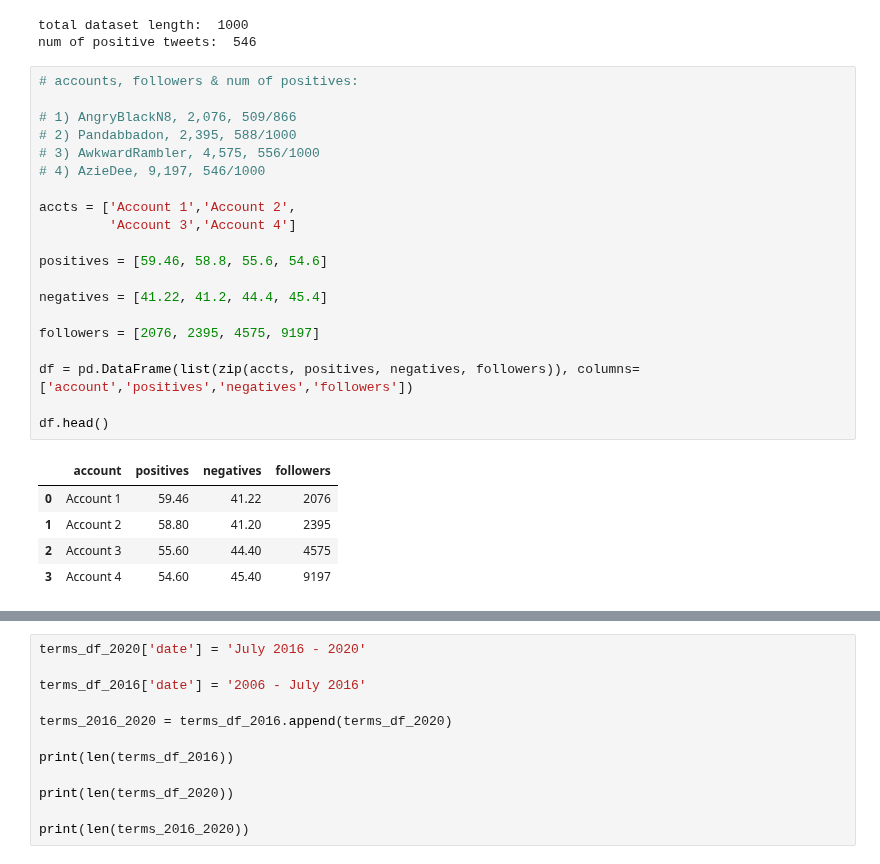
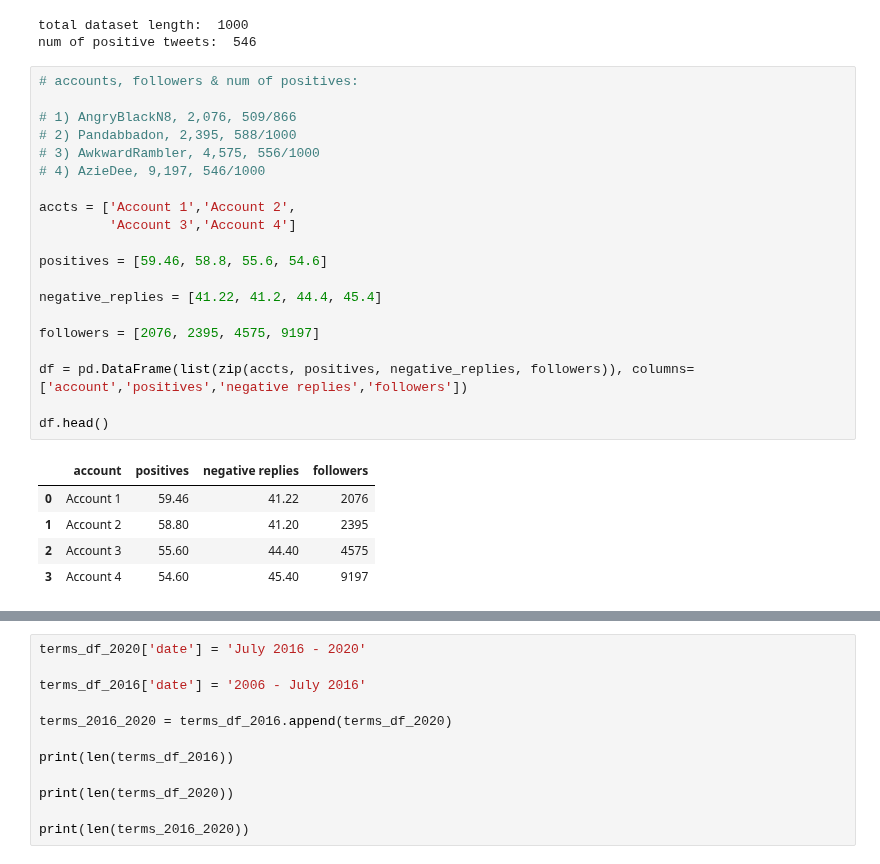
Before and after one commit to IndigenousEngineering/In-Reply, a Jupyter notebook: in_reply_1.ipynb, the cells around one changed output, grey strips where cells are left out. Saved outputs shown, nothing was run; the diff lists cells and outputs as text.

```diff
--- a/in_reply_1.ipynb
+++ b/in_reply_1.ipynb
@@ -1541,25 +1541,25 @@ num of positive tweets:  546
 # %%
 # accounts, followers & num of positives:
 
 # 1) AngryBlackN8, 2,076, 509/866
 # 2) Pandabbadon, 2,395, 588/1000
 # 3) AwkwardRambler, 4,575, 556/1000
 # 4) AzieDee, 9,197, 546/1000
 
 accts = ['Account 1','Account 2',
          'Account 3','Account 4']
 
 positives = [59.46, 58.8, 55.6, 54.6]
 
-negatives = [41.22, 41.2, 44.4, 45.4]
+negative_replies = [41.22, 41.2, 44.4, 45.4]
 
 followers = [2076, 2395, 4575, 9197]
 
-df = pd.DataFrame(list(zip(accts, positives, negatives, followers)), columns=['account','positives','negatives','followers'])
+df = pd.DataFrame(list(zip(accts, positives, negative_replies, followers)), columns=['account','positives','negative replies','followers'])
 
 df.head()
 # %% [output]
-|  | account | positives | negatives | followers |
+|  | account | positives | negative replies | followers |
 | 0 | Account 1 | 59.46 | 41.22 | 2076 |
 | 1 | Account 2 | 58.80 | 41.20 | 2395 |
 | 2 | Account 3 | 55.60 | 44.40 | 4575 |
```
Also changed, not shown: parts of 6 cells of this notebook.
